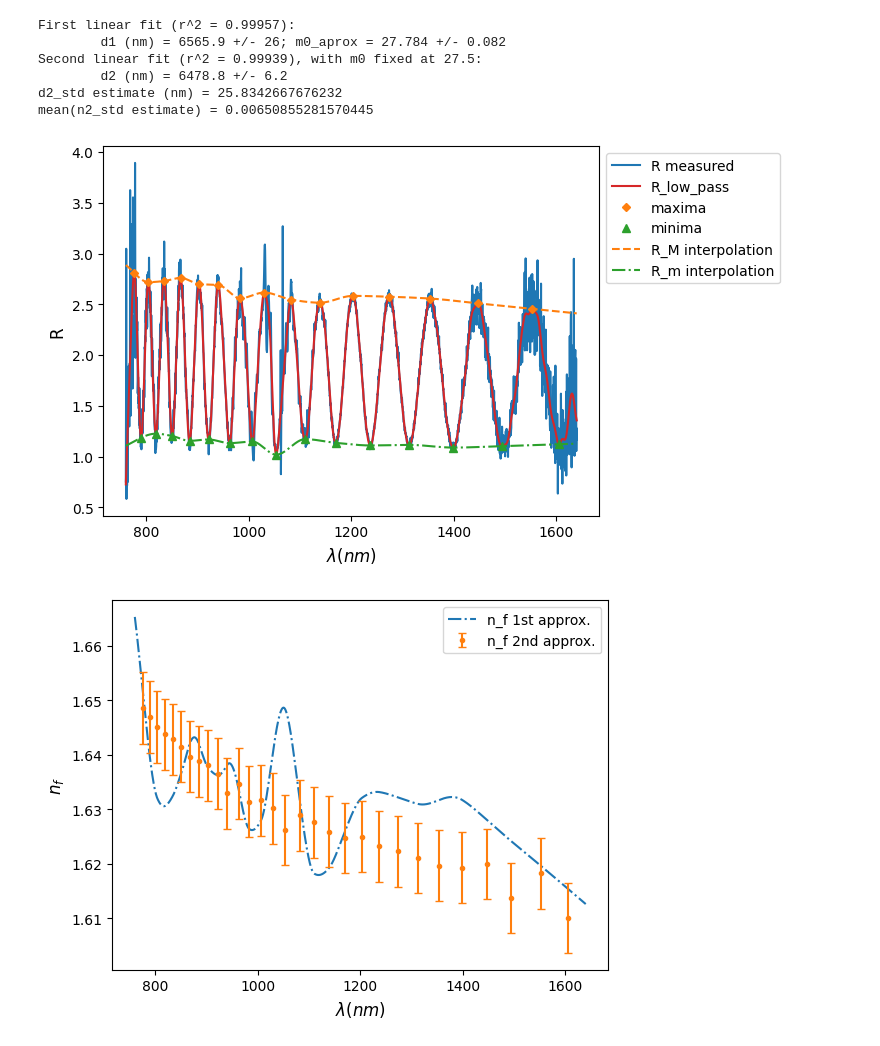
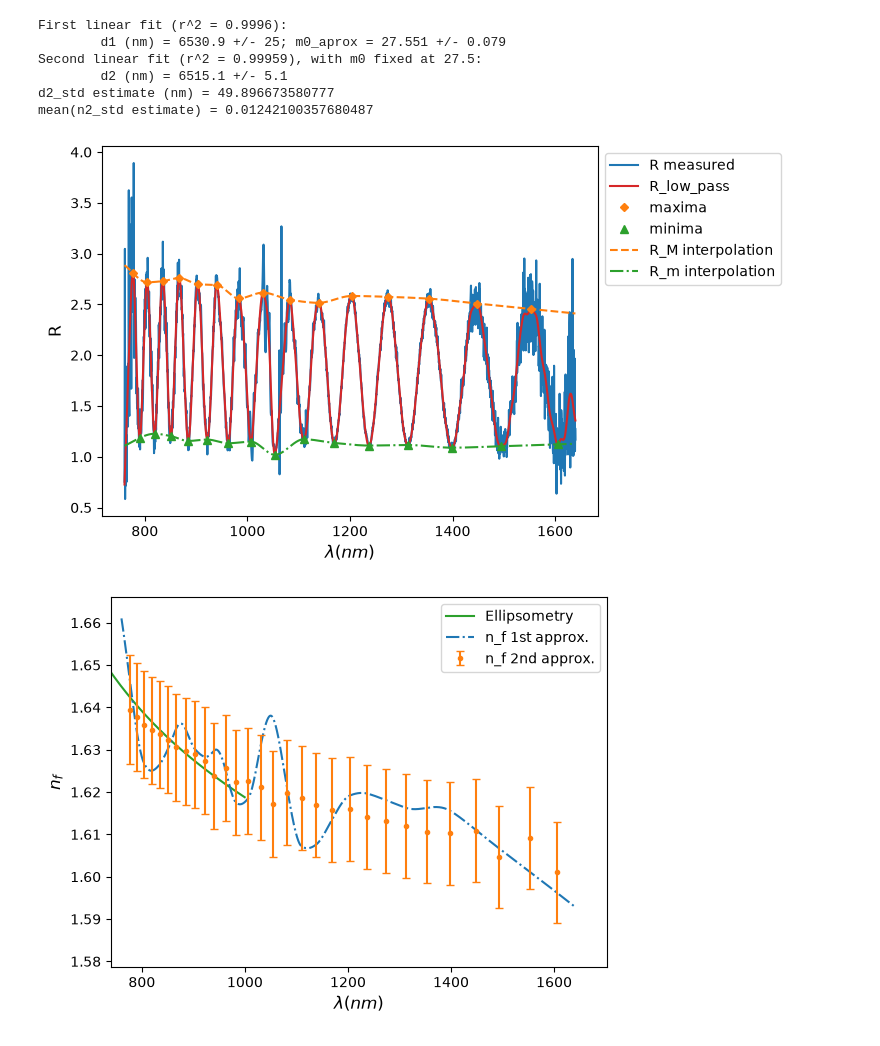
Before and after one commit to beatrizgsoares/refractive-index-public, a Jupyter notebook: n_experimental.ipynb, the cells around one changed output. Drawn from its saved outputs; the diff is of its cells as text; code cells hidden in the pictures.

```diff
--- a/n_experimental.ipynb
+++ b/n_experimental.ipynb
@@ -9,11 +9,14 @@ from scipy.optimize import curve_fit
 
 from functions import *
 # %%
-n_s_val = 1.4620 #substrate refractive index
+high_x = True #True if x > x_thresh
 
-diretorio = "Dados/OSA/2026-07-16"
+diretorio = "Data"
 meas_n = 10
-sample_n = 2
+sample_n = ''
+
+#Ellipsometer measurements
+elip = pd.read_csv(f'{diretorio}/PAZO_nk_TL+G.txt', sep = '\t', header = 1, index_col = False)
 
 start_wav, stop_wav = 760, 1640
 
@@ -31,6 +34,8 @@ R = R_raw
 
 wavs = df_r['Wavelength (nm)']
 
+n_s_val = n_substrate(wavs)*1.0036 #substrate refractive index
+
 #Remove laser peak (if necessary)
 laser_peak_start, laser_peak_stop = 1061, 1069
 R_no_peak = remove_laser_peak(df_r["Wavelength (nm)"], R, laser_peak_start, laser_peak_stop)
@@ -44,22 +49,26 @@ R_low_pass = butter_filter(R, cutoff, fs=fs)
 R, R_label = R_low_pass, 'R_low_pass'
 
 n_f_smaller = np.mean(R) < 1 #True if n_f < n_s
-results = calc_values(R, wavs, n_s_val, n_f_smaller = n_f_smaller, peak_prominence = 0.4)
+results = calc_values(R, wavs, n_s_val, n_f_smaller = n_f_smaller, peak_prominence = 0.4, high_x = True)
 extr = np.sort(np.append(results['max_R'], results['min_R']))
 m_spacing = np.arange(0, (len(extr))*0.5, 0.5)
 x_axis = 2*results['n1'][extr]/wavs[extr]
 
+env_err_est = rmse(R, R_no_peak)
+err_ns = n_substrate(wavs)*0.0036/2
+n1_std = nf1_std_estimate(results['n1'], n_s_val, results['R_M_interp'](wavs), results['R_m_interp'](wavs), err_ns, env_err_est, env_err_est)
 # d2_std = results['d2_std']
-d2_std = d2_std_estimate(results['d2_std'], results['m0_aprox_std'], x_axis) #results['m0_aprox_std'],np.abs(results['m0_exact']-results['m0_aprox'])
+# d2_std = d2_std_estimate(results['d2_std'], results['m0_aprox_std'], x_axis) #results['m0_aprox_std'],np.abs(results['m0_exact']-results['m0_aprox'])
+d2_std = d_std_estimate(results["d2"], wavs, (wavs[1]-wavs[0])/2, results['n1'], n1_std)[extr]
 n2_std = n2_std_estimate(results['n2'], results['d2'], d2_std, wavs[extr], (wavs[1]-wavs[0])/2)
 
 # print(f'cutoff = {cutoff}, d = {results["d2"]}, d2_std est = {d2_std}')
 
 # use_n = results['n1'][extr]
 use_n = results['n2']
-x_M = calc_x_M(n_s_val, use_n, results['R_M_interp'](wavs[extr]), n_f_smaller)
-x_m = calc_x_m(n_s_val, use_n, results['R_m_interp'](wavs[extr]), n_f_smaller)
-x_Mm = calc_x_Mm(n_s_val, use_n, results['R_M_interp'](wavs[extr]), results['R_m_interp'](wavs[extr]))
+x_M = calc_x_M(n_s_val[extr], use_n, results['R_M_interp'](wavs[extr]))
+x_m = calc_x_m(n_s_val[extr], use_n, results['R_m_interp'](wavs[extr]), high_x = True)
+x_Mm = calc_x_Mm(n_s_val[extr], use_n, results['R_M_interp'](wavs[extr]), results['R_m_interp'](wavs[extr]))
 
 alpha_M = -np.log(x_M)/(results['d2']*10**-7)
 alpha_m = -np.log(x_m)/(results['d2']*10**-7)
@@ -70,7 +79,7 @@ print(f'''First linear fit (r^2 = {results["r2_1"]:.5g}):
 
 print(f'''Second linear fit (r^2 = {results["r2_2"]:.5g}), with m0 fixed at {results["m0_exact"]}:
         d2 (nm) = {results["d2"]:.5g} +/- {results["d2_std"]:.2g}''')
-print(f'd2_std estimate (nm) = {d2_std}')
+print(f'd2_std estimate (nm) = {np.mean(d2_std)}')
 print(f'mean(n2_std estimate) = {np.mean(n2_std)}')
 
 
@@ -90,12 +99,17 @@ plt.xlabel(r'$\lambda (nm)$', fontsize = font_size)
 plt.ylabel('R', fontsize = font_size)
 
 fig2 = plt.figure(2)
+plt.plot(elip['Wavelength (nm)'], elip['n'], 'C2', label = 'Ellipsometry')
 plt.plot(wavs, results['n1'], '-.', label = f'n_f 1st approx.')
 # plt.plot(wavs[extr], results['n2'], '.', label = f'n_f 2nd approx.')
 plt.errorbar(wavs[extr], results['n2'], yerr = n2_std, fmt = '.', capsize = 3, label = f'n_f 2nd approx.')
 plt.legend()
 plt.xlabel(r'$\lambda (nm)$', fontsize = font_size)
 plt.ylabel(r'$n_f$', fontsize = font_size)
+plt.xlim(left = start_wav-20)
+plt.ylim(top = max(results['n1'])+0.005)
+# plt.xlim(start_wav, max(elip['Wavelength (nm)'])+20)
+# plt.ylim(1.60, 1.66)
 
 factor, xlabel = 10**3, r'$2n_{f1}/\lambda_{tan}\ ({\mu m}^{-1})$'
 fig3 = plt.figure(3)
@@ -105,38 +119,51 @@ plt.plot(x_axis*factor, -x_axis*results['d2']+results['m0_exact'], '--', label =
 plt.ylabel(r'$\Delta m$', fontsize = font_size)
 plt.xlabel(xlabel, fontsize = font_size)
 plt.legend()
 
 fig4 = plt.figure(4)
 plt.plot(wavs[extr], x_M, 'DC1', label = 'x_M', markersize = 4)
 plt.plot(wavs[extr], x_m, '^C2', label = 'x_m')
 plt.plot(wavs[extr], x_Mm, '.C3', label = 'x_Mm')
 plt.ylabel(r'$x$', fontsize = font_size)
 plt.xlabel(r'$\lambda\ (nm)$', fontsize = font_size)
 plt.legend()
 
 fig5 = plt.figure(5)
 plt.plot(wavs[extr], alpha_M, 'DC1', label = 'alpha_M', markersize = 4)
 plt.plot(wavs[extr], alpha_m, '^C2', label = 'alpha_m')
 plt.plot(wavs[extr], alpha_Mm, '.C3', label = 'alpha_Mm')
 plt.ylabel(r'$\alpha\ (cm^{-1})$', fontsize = font_size)
 plt.xlabel(r'$\lambda\ (nm)$', fontsize = font_size)
 plt.legend()
 
+fig_el, ax1 = plt.subplots() #Ellipsometry measurements
+ax1.plot(elip['Wavelength (nm)'], elip['n'], color = 'C2', label = '$n_f$')
+ax1.set_xlabel(r'$\lambda (nm)$', fontsize = font_size)
+ax1.set_ylabel(r"$n_f$", color="C2", fontsize = font_size)
+ax1.tick_params(axis="y", labelcolor="C2")
+ax2 = ax1.twinx()
+ax2.plot(elip['Wavelength (nm)'], elip['k'], 'C3--', label = r'$\varkappa$')
+ax2.set_ylabel(r"$\varkappa$", color="C3", fontsize = font_size)
+ax2.tick_params(axis="y", labelcolor="C3")
+lines = ax1.get_lines() + ax2.get_lines()
+ax1.legend(lines, [l.get_label() for l in lines])
+plt.title('Ellipsometry Measurements')
+
 plt.show()
 
 # #--Save figure--
 # direc = "Figuras/"
 # fmt = 'pdf'
 # dic = {'R_exp': fig1, 'n_exp': fig2, 'delta_m_vs_2nf1_lambda': fig3, 'x_exp': fig4, 'alpha_exp': fig5}
 # save = ['R_exp', 'delta_m_vs_2nf1_lambda']
 # for name in save:
 #     dic[name].savefig(f'{direc}{name}.{fmt}', format=fmt, bbox_inches='tight')
 # %% [output]
-First linear fit (r^2 = 0.99957):
-        d1 (nm) = 6565.9 +/- 26; m0_aprox = 27.784 +/- 0.082
-Second linear fit (r^2 = 0.99939), with m0 fixed at 27.5:
-        d2 (nm) = 6478.8 +/- 6.2
-d2_std estimate (nm) = 25.8342667676232
-mean(n2_std estimate) = 0.00650855281570445
+First linear fit (r^2 = 0.9996):
+        d1 (nm) = 6530.9 +/- 25; m0_aprox = 27.551 +/- 0.079
+Second linear fit (r^2 = 0.99959), with m0 fixed at 27.5:
+        d2 (nm) = 6515.1 +/- 5.1
+d2_std estimate (nm) = 49.896673580777
+mean(n2_std estimate) = 0.01242100357680487
-[figure, old version]
+[figure, new version]
-[figure, old version]
+[figure, new version]
```
Also changed, not shown: parts of 2 cells of this notebook, 2 other files.
